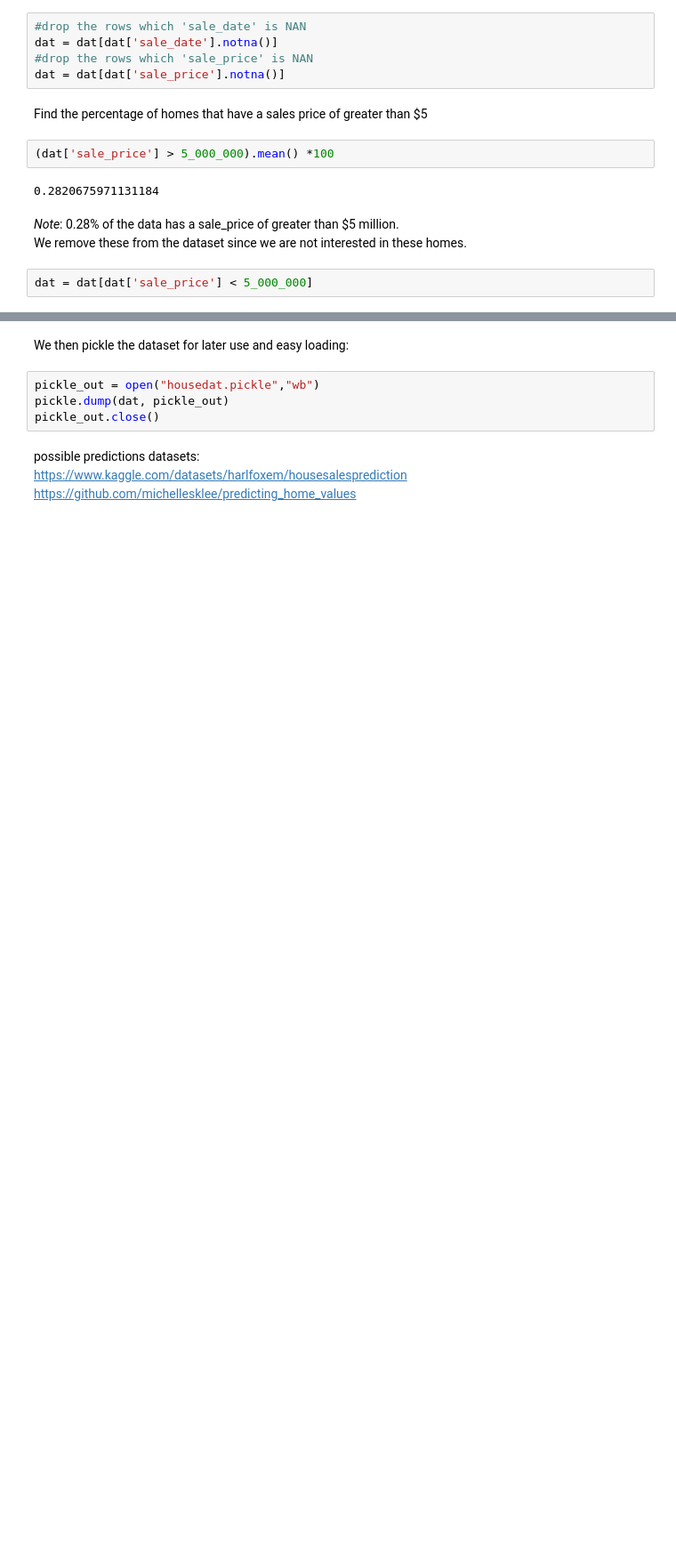
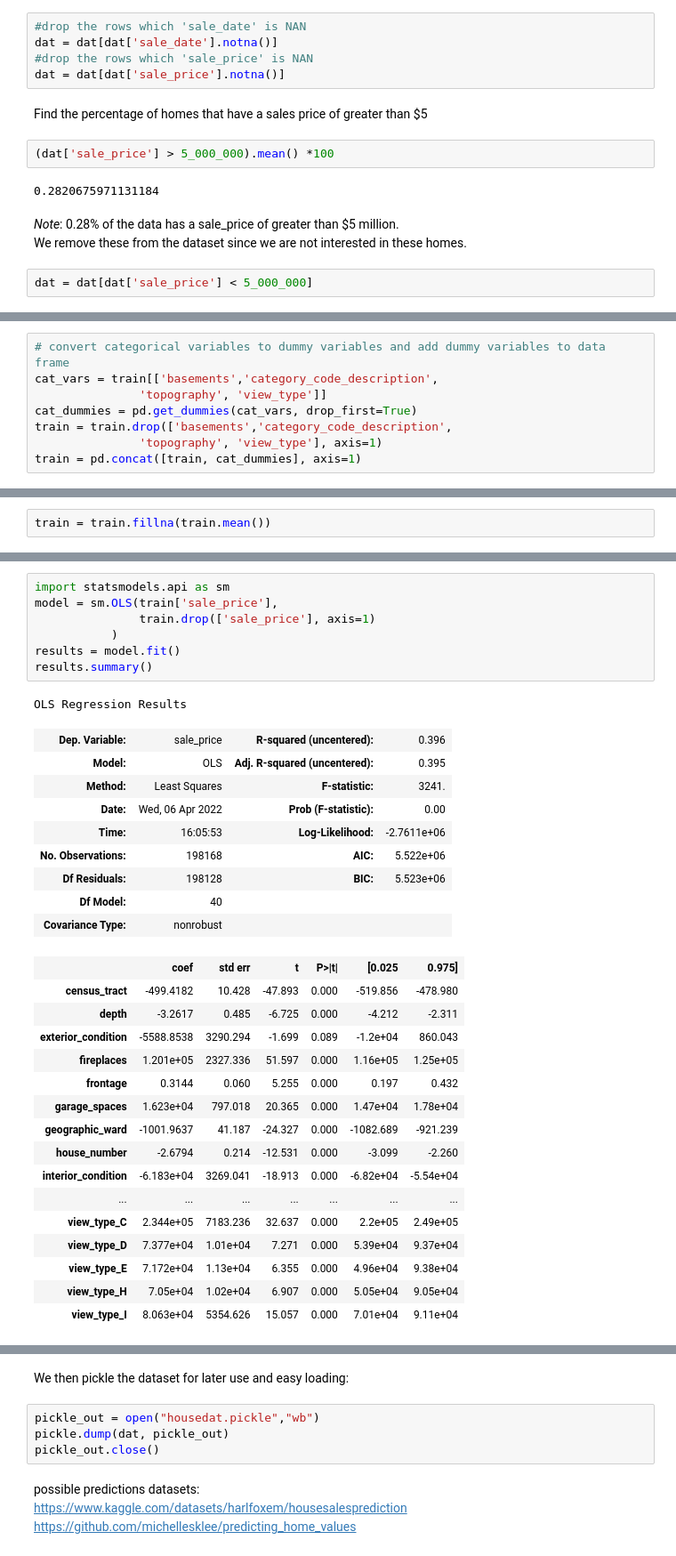
Before and after one commit to congjun-huang/Philadelphia-Housing, a Jupyter notebook: processing/process_vis.ipynb, the cells around one changed output, grey strips where cells are left out. Shown: that part at 89% size. Saved outputs shown, nothing was run; the diff lists cells and outputs as text; blank space fills up the shorter version.

```diff
--- a/processing/process_vis.ipynb
+++ b/processing/process_vis.ipynb
@@ -115,0 +263,8 @@ dat.head()
+# %%
+# convert categorical variables to dummy variables and add dummy variables to data frame
+cat_vars = train[['basements','category_code_description',
+               'topography', 'view_type']]
+cat_dummies = pd.get_dummies(cat_vars, drop_first=True)
+train = train.drop(['basements','category_code_description',
+               'topography', 'view_type'], axis=1)
+train = pd.concat([train, cat_dummies], axis=1)
@@ -115,0 +280,2 @@ dat.head()
+# %%
+train = train.fillna(train.mean())
@@ -115,0 +290,34 @@ dat.head()
+# %%
+import statsmodels.api as sm
+model = sm.OLS(train['sale_price'],
+               train.drop(['sale_price'], axis=1)
+           )
+results = model.fit()
+results.summary()
+# %% [output]
+OLS Regression Results
+| Dep. Variable: | sale_price | R-squared (uncentered): | 0.396 |
+| Model: | OLS | Adj. R-squared (uncentered): | 0.395 |
+| Method: | Least Squares | F-statistic: | 3241. |
+| Date: | Wed, 06 Apr 2022 | Prob (F-statistic): | 0.00 |
+| Time: | 16:05:53 | Log-Likelihood: | -2.7611e+06 |
+| No. Observations: | 198168 | AIC: | 5.522e+06 |
+| Df Residuals: | 198128 | BIC: | 5.523e+06 |
+| Df Model: | 40 |  |  |
+| Covariance Type: | nonrobust |  |  |
+|  | coef | std err | t | P>|t| | [0.025 | 0.975] |
+| census_tract | -499.4182 | 10.428 | -47.893 | 0.000 | -519.856 | -478.980 |
+| depth | -3.2617 | 0.485 | -6.725 | 0.000 | -4.212 | -2.311 |
+| exterior_condition | -5588.8538 | 3290.294 | -1.699 | 0.089 | -1.2e+04 | 860.043 |
+| fireplaces | 1.201e+05 | 2327.336 | 51.597 | 0.000 | 1.16e+05 | 1.25e+05 |
+| frontage | 0.3144 | 0.060 | 5.255 | 0.000 | 0.197 | 0.432 |
+| garage_spaces | 1.623e+04 | 797.018 | 20.365 | 0.000 | 1.47e+04 | 1.78e+04 |
+| geographic_ward | -1001.9637 | 41.187 | -24.327 | 0.000 | -1082.689 | -921.239 |
+| house_number | -2.6794 | 0.214 | -12.531 | 0.000 | -3.099 | -2.260 |
+| interior_condition | -6.183e+04 | 3269.041 | -18.913 | 0.000 | -6.82e+04 | -5.54e+04 |
+| ... | ... | ... | ... | ... | ... | ... |
+| view_type_C | 2.344e+05 | 7183.236 | 32.637 | 0.000 | 2.2e+05 | 2.49e+05 |
+| view_type_D | 7.377e+04 | 1.01e+04 | 7.271 | 0.000 | 5.39e+04 | 9.37e+04 |
+| view_type_E | 7.172e+04 | 1.13e+04 | 6.355 | 0.000 | 4.96e+04 | 9.38e+04 |
+| view_type_H | 7.05e+04 | 1.02e+04 | 6.907 | 0.000 | 5.05e+04 | 9.05e+04 |
+| view_type_I | 8.063e+04 | 5354.626 | 15.057 | 0.000 | 7.01e+04 | 9.11e+04 |
```
Also changed, not shown: parts of 32 cells of this notebook.
